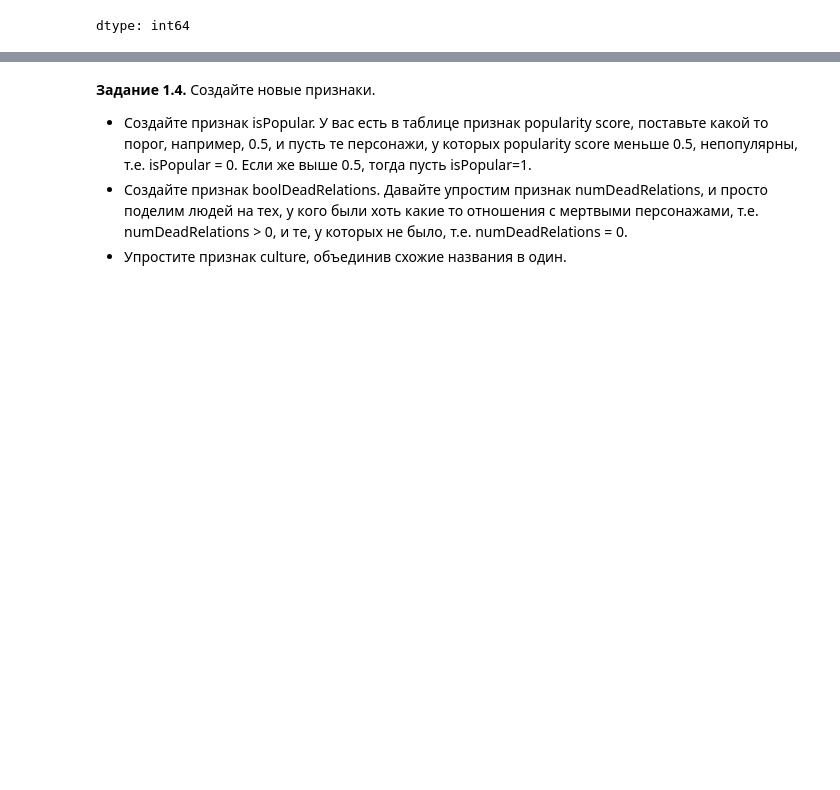
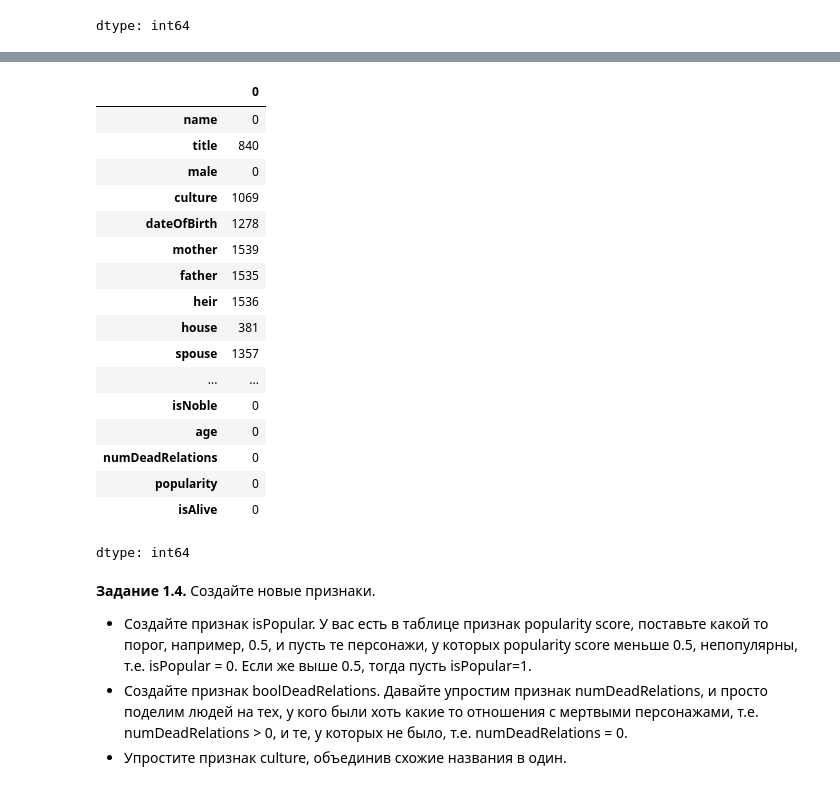
Before and after one commit to maksimvaig/-, a Jupyter notebook: week_01_ml_intro/Homework/hw_1_game_of_thrones.ipynb, the cells around one changed output, grey strips where cells are left out. Saved outputs shown, nothing was run; the diff lists cells and outputs as text; code cells hidden in the pictures; blank space fills up the shorter version.

```diff
--- a/week_01_ml_intro/Homework/hw_1_game_of_thrones.ipynb
+++ b/week_01_ml_intro/Homework/hw_1_game_of_thrones.ipynb
@@ -152,10 +152,7 @@ dtype: int64
 # %%
 import numpy as np
 mean_age = np.mean(data['age'].dropna().values)
-#median_age = np.quantile(data['age'].dropna().values, q=0.5)
-#print(mean_age)
-#print(median_age)
-data['age'] = data['age'].replace('NaN', mean_age)
-#data['age'].replace({'NaN': mean_age}, inplace=True)
+print(f'Mean age: ', mean_age)
+data['age'].fillna(mean_age, inplace=True)
 data
 # %% [output]
@@ -175,0 +180,11 @@ data
+# %%
+import statistics
+mode_isAliveMother = statistics.mode(data['isAliveMother'].dropna().values)
+data['isAliveMother'].fillna(mode_isAliveMother, inplace=True)
+mode_isAliveFather = statistics.mode(data['isAliveFather'].dropna().values)
+data['isAliveFather'].fillna(mode_isAliveFather, inplace=True)
+mode_isAliveHeir = statistics.mode(data['isAliveHeir'].dropna().values)
+data['isAliveHeir'].fillna(mode_isAliveHeir, inplace=True)
+mode_isAliveSpouse = statistics.mode(data['isAliveSpouse'].dropna().values)
+data['isAliveSpouse'].fillna(mode_isAliveSpouse, inplace=True)
+data
@@ -176,3 +223,24 @@ data
+# %%
+data.isna().sum(axis=0)
+# %% [output]
+|  | 0 |
+| name | 0 |
+| title | 840 |
+| male | 0 |
+| culture | 1069 |
+| dateOfBirth | 1278 |
+| mother | 1539 |
+| father | 1535 |
+| heir | 1536 |
+| house | 381 |
+| spouse | 1357 |
+| ... | ... |
+| isNoble | 0 |
+| age | 0 |
+| numDeadRelations | 0 |
+| popularity | 0 |
+| isAlive | 0 |
+dtype: int64
 # %% [markdown]
 **Задание 1.4.** Создайте новые признаки.
 * Создайте признак isPopular. У вас есть в таблице признак popularity score, поставьте какой то порог, например, 0.5, и пусть те персонажи, у которых popularity score меньше 0.5, непопулярны, т.е. isPopular = 0. Если же выше 0.5, тогда пусть isPopular=1.
```
Also changed, not shown: parts of 2 cells of this notebook.
